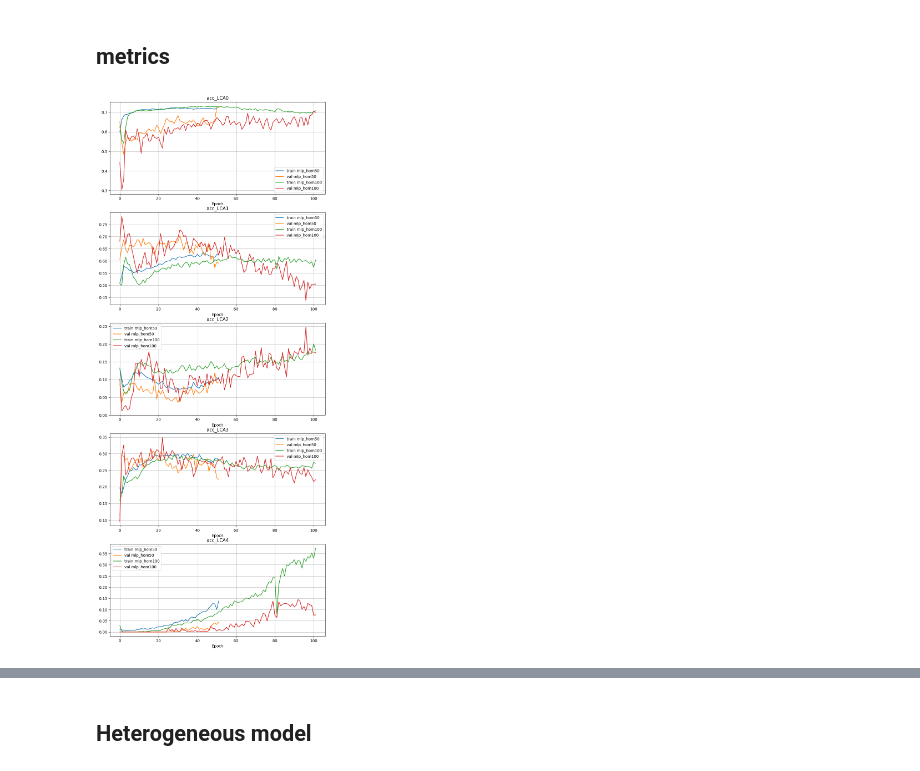
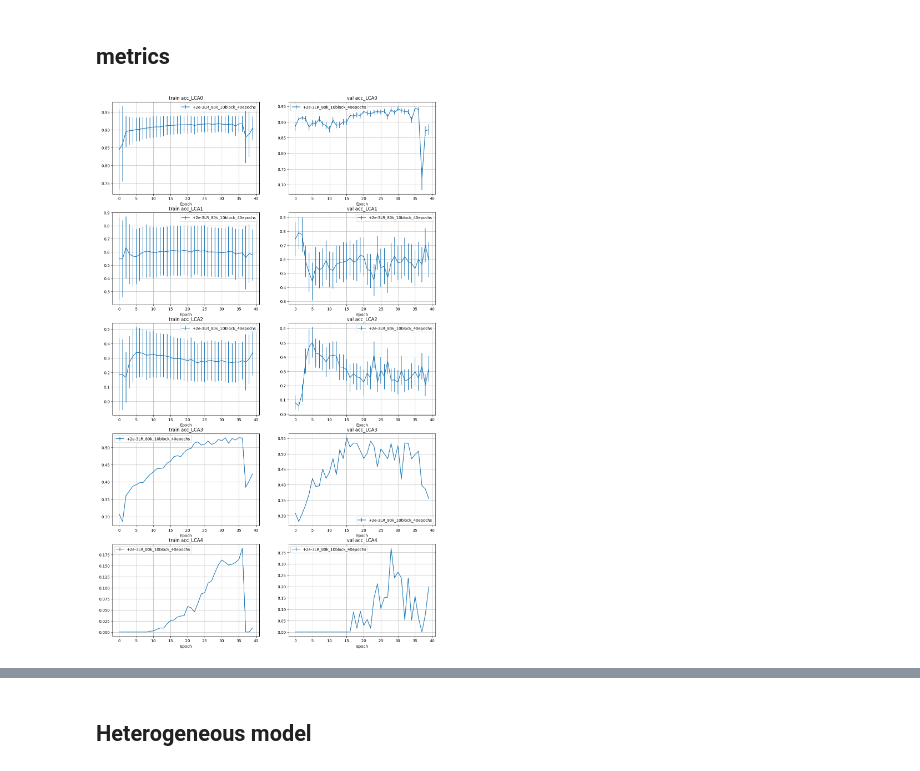
Before and after one commit to willsutcliffe/scalable_mtl_hgnn, a Jupyter notebook: Plot_Drawer.ipynb, the cells around one changed output, grey strips where cells are left out. Saved outputs shown, nothing was run; the diff lists cells and outputs as text; code cells hidden in the pictures.

```diff
--- a/Plot_Drawer.ipynb
+++ b/Plot_Drawer.ipynb
@@ -37,6 +37,24 @@ for label, yml in configs_to_compare.items():
     csv_file = model_file.format(**flatten_config).replace(".pt",".csv")
     datasets[label] = pd.read_csv(csv_file)
     #models[label] = ModelLoader(config_loader).get_model()
+# %%
+# Define the output folders to compare
+configs_to_compare = {
+    #"full_sim" : "Final_heterogeneous_8block_10_epochs_message_passing_BCE",
+    #"onlyLong" : "Final_heterogeneous_8block_10_epochs_message_passing_BCE_onlyLong15k",
+    #"onlyLong+3e-3LR": "Final_heterogeneous_8block_10_epochs_message_passing_BCE_onlyLong15k_x3LR",
+    #"onlyLong+2e-3LR_80k": "Final_heterogeneous_8block_10_0.002LR_epochs_message_passing_BCE_onlyLong80k",
+    #"onlyLong+2e-3LR_80k_10block": "Final_heterogeneous_10block_10_0.002LR_epochs_message_passing_BCE_onlyLong80k",
+    "+2e-3LR_80k_10block_40epochs": "Final_heterogeneous_10block_40_0.002LR_epochs_message_passing_BCE_onlyLong80k",
+}
+
+# Load the config files
+datasets = {}
+models = {}
+for label, folder in configs_to_compare.items():
+    model_file = f"outputs/{folder}/{folder}.pt"
+    csv_file = f"outputs/{folder}/{folder}.csv"
+    datasets[label] = pd.read_csv(csv_file)
 # %% [markdown]
 ## loss
 # %%
@@ -59,17 +80,65 @@ for i, feature in enumerate(features):
 # %% [markdown]
 ## metrics
 # %%
-features = ['acc_LCA0', 'acc_LCA1', 'acc_LCA2', 'acc_LCA3', 'acc_LCA4']
+def SmartPlot(ax,x,y,**kwargs):
+    """ plot over axes depending on the inputs"""
+    yerr = kwargs.get('yerr', None)
 
-Nfeatures = len(features)
-fig, axs = plt.subplots(Nfeatures, 1, figsize=(10, 5*Nfeatures))
-for i, feature in enumerate(features):
-    for label in configs_to_compare.keys():
-        axs[i].plot(datasets[label][f"train_{feature}"], label=f"train {label}")
-        axs[i].plot(datasets[label][f"val_{feature}"], label=f"val {label}")
-    axs[i].set_xlabel('Epoch')
-    axs[i].grid()
-    axs[i].set_title(feature)
-    axs[i].legend()
+    if yerr is not None:
+        ax.errorbar(x, y, **kwargs)
+    else:
+        ax.plot(x, y, **kwargs)
+
+    return ax
+
+def PlotMetric(datasets,metric='acc'):
+    """ plot the metric for each model """
+
+    features = [metric+f'_LCA{i}' for i in range(5)] #['acc_LCA0', 'acc_LCA1', 'acc_LCA2', 'acc_LCA3', 'acc_LCA4']
+
+    Nfeatures = len(features)
+    fig, axs = plt.subplots(Nfeatures, 2, figsize=(15, 5*Nfeatures))
+    for i, feature in enumerate(features):
+        for label in configs_to_compare.keys():
+            axs[i,0] = SmartPlot(axs[i,0],datasets[label].index, datasets[label][f"train_{feature}"],yerr=datasets[label][f"train_{feature}_err"], label=label)
+            axs[i,1] = SmartPlot(axs[i,1],datasets[label].index, datasets[label][f"val_{feature}"],yerr=datasets[label][f"val_{feature}_err"], label=label)
+            #axs[i,0].plot(datasets[label][f"train_{feature}"], label=label)
+            #axs[i,1].plot(datasets[label][f"val_{feature}"], label=label)
+
+            axs[i,0].set_title(f"train {feature}")
+            axs[i,1].set_title(f"val {feature}")
+
+        for ax in axs[i]:
+            ax.set_xlabel('Epoch')
+            ax.grid()
+            #ax.set_title(feature)
+            ax.legend()
+
+def PlotMetricComb(datasets,metric='acc'):
+    """ plot the metric for each model """
+
+    features = [metric+f'_LCA{i}' for i in range(5)] #['acc_LCA0', 'acc_LCA1', 'acc_LCA2', 'acc_LCA3', 'acc_LCA4']
+
+    Nfeatures = len(features)
+    fig, axs = plt.subplots(Nfeatures, 1, figsize=(8, 5*Nfeatures))
+    for i, feature in enumerate(features):
+        for label in configs_to_compare.keys():
+            axs[i] = SmartPlot(axs[i],datasets[label].index, datasets[label][f"train_{feature}"],yerr=datasets[label][f"train_{feature}_err"], label=label)
+            axs[i] = SmartPlot(axs[i],datasets[label].index, datasets[label][f"val_{feature}"],yerr=datasets[label][f"val_{feature}_err"], label=label)
+            #axs[i].plot(datasets[label][f"train_{feature}"], label=f"train_{label}")
+            #axs[i].plot(datasets[label][f"val_{feature}"], label=f"val_{label}")
+
+        axs[i].set_xlabel('Epoch')
+        axs[i].grid()
+        axs[i].set_title(feature)
+        axs[i].legend()
+
+PlotMetric(datasets,metric='acc')
+PlotMetric(datasets,metric='eff')
+PlotMetric(datasets,metric='rej')
+
+#PlotMetricComb(datasets,metric='acc')
+#PlotMetricComb(datasets,metric='eff')
+#PlotMetricComb(datasets,metric='rej')
 # %% [output]
-[figure, old version]
+[figure, new version]
```
Also changed, not shown: parts of 7 cells of this notebook, 8 other files.
